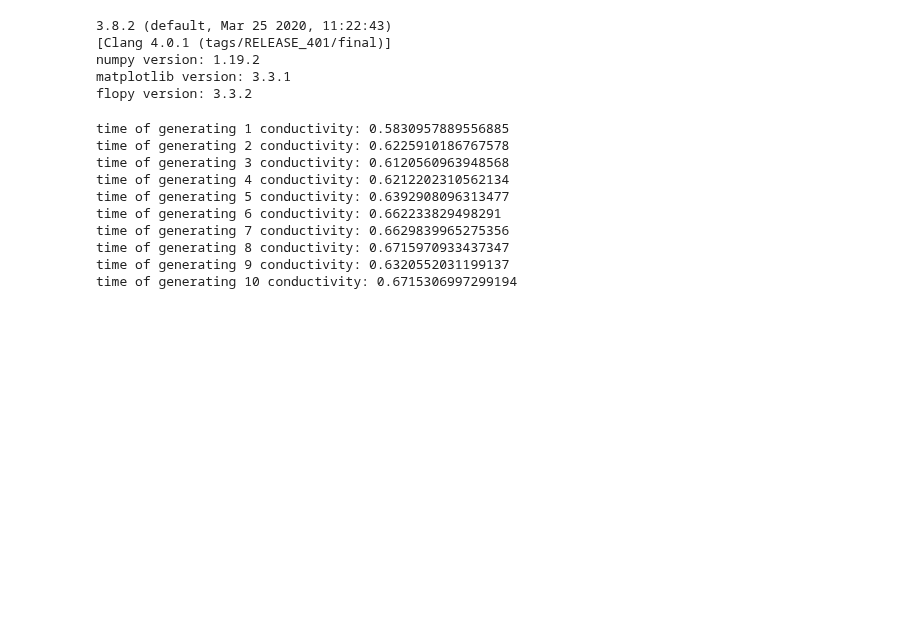
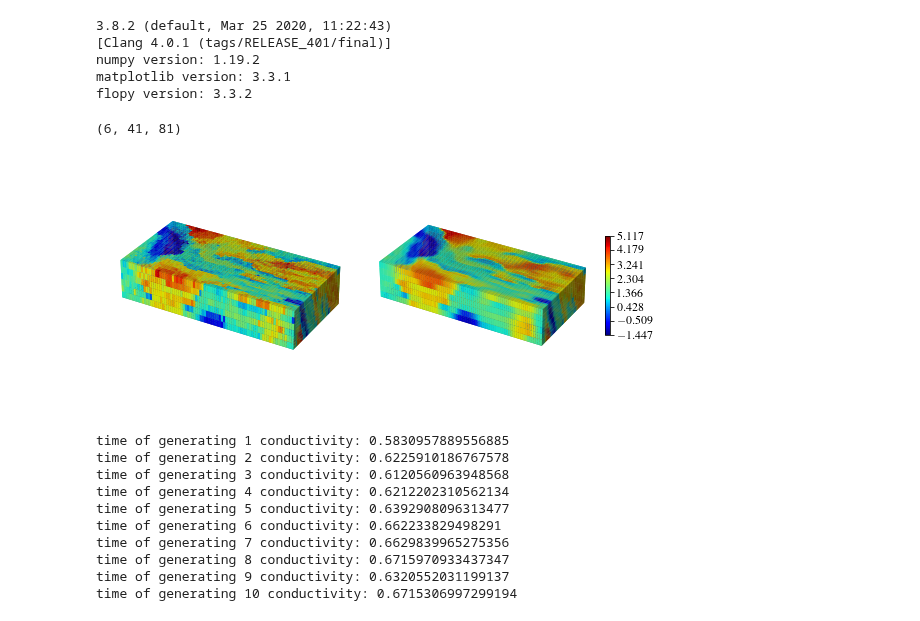
Before and after one commit to ZitongZhou/react_inverse, a Jupyter notebook: TCP_3d/ESMDA-MT3D.ipynb, the cells around one changed output. Cells and saved outputs as stored; diff of their text form; code cells hidden in the pictures; blank space fills up the shorter version.

Commit message:
figures

```diff
--- a/TCP_3d/ESMDA-MT3D.ipynb
+++ b/TCP_3d/ESMDA-MT3D.ipynb
@@ -241,12 +241,12 @@ model_dir = exp_dir
 nf, d, h, w = 2, 2, 11, 21
 
 # Initialize encoder
-# encoder = Encoder(outchannels=nf)
-# encoder.load_state_dict(torch.load(model_dir + '/AAE_encoder_epoch{}.pth'.format(n_epochs)))
-# if cuda:
-#     encoder.cuda()
+encoder = Encoder(outchannels=nf)
+encoder.load_state_dict(torch.load(model_dir + '/AAE_encoder_epoch{}.pth'.format(n_epochs), map_location=torch.device('cpu')))
+if cuda:
+    encoder.cuda()
 
-# encoder.eval()
+encoder.eval()
 
 # Initialize decoder
 decoder = Decoder(inchannels=nf)
@@ -321,6 +321,54 @@ def simple_plot(c_map, title=''):
 #         fig.savefig('images/'+name, format='pdf',bbox_inches='tight')
     plt.show()
     return fig
+# %%
+hk.shape
+# %% [output]
+(6, 41, 81)
+# %%
+os.chdir('/Users/zitongzhou/Desktop/react_inverse/TCP_3d')
+
+with open('3dkd.pkl', 'rb') as file:
+    hk = pk.load(file)
+
+kd_latent = encoder(torch.FloatTensor(hk.reshape((-1,1, 6, 41, 81))))
+
+decoder.eval()
+reconstructed = to_numpy(decoder(kd_latent).reshape(6, 41, 81))
+# %%
+fig = plt.figure()
+data_all = [hk, reconstructed]
+vmin = np.min(np.array(data_all))
+vmax = np.max(np.array(data_all))
+
+v1 = np.linspace(vmin,vmax, 8, endpoint=True)
+i = 1
+cut=None
+for data in data_all:
+    data = np.transpose(data, (2, 1, 0))
+    data = np.flip(data, axis=2)
+    filled = np.ones(data.shape)
+    if cut is not None:
+        filled[cut[2]:, :cut[1], (6-cut[0]):] = 0
+    x, y, z = np.indices(np.array(filled.shape) + 1)
+
+    norm = matplotlib.colors.Normalize(vmin=vmin, vmax=vmax)
+
+    ax = fig.add_subplot(1, 2, i, projection='3d')
+    ax.voxels(x, y, z, filled, facecolors=plt.cm.jet(norm(data)), edgecolors=None)
+    ax.set_box_aspect([250, 125, 50])
+
+    m = cm.ScalarMappable(cmap=plt.cm.jet, norm=norm)
+    m.set_array([])
+    ax.set_axis_off()
+    i += 1
+fig.colorbar(m, ax=ax, fraction=0.02, pad=0.04, ticks=v1,)
+
+plt.tight_layout()
+# ax.set_title(title)
+plt.savefig('CAAE_test.pdf',bbox_inches='tight')
+# %% [output]
+[figure, added]
 # %%
 def ES_MDA(num_ens,m_ens,Z,prod_ens,alpha,CD,corr,numsave=2):
     # Z is the obs; prob_ens is the sim_obs; CD is the error
```
Also changed, not shown: parts of 1 cell of this notebook, 8 other files.
